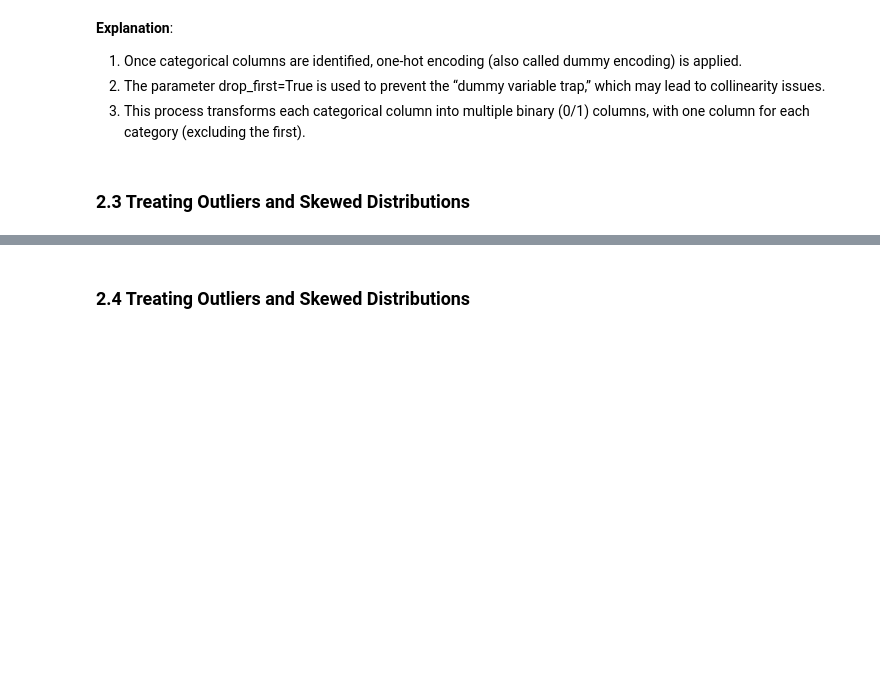
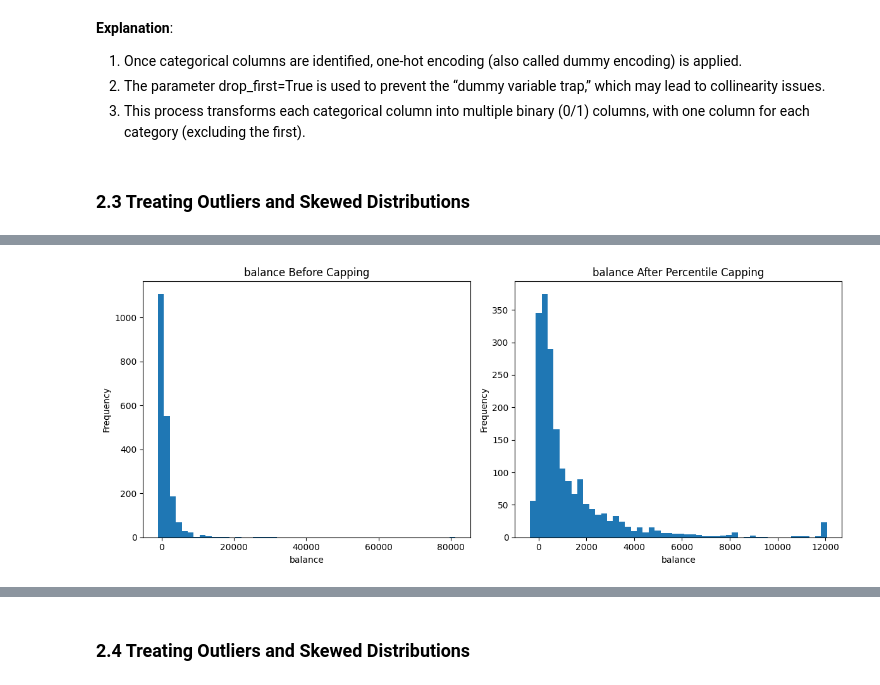
Before and after one commit to unseen1980/msc-ai, a Jupyter notebook: CS5062/Weeks8-9/etivity1.ipynb, the cells around one changed output, grey strips where cells are left out. Saved outputs shown, nothing was run; the diff lists cells and outputs as text; code cells hidden in the pictures; blank space fills up the shorter version.

```diff
--- a/CS5062/Weeks8-9/etivity1.ipynb
+++ b/CS5062/Weeks8-9/etivity1.ipynb
@@ -191,22 +211,23 @@ These insights suggest that marketing strategies may benefit from focusing on cl
 # %% [markdown]
 ### 2.1 Handling Missing Values
 # %%
-import pandas as pd
-import numpy as np
-
 # Check how many missing values exist in each column
-print("Missing values per column before handling:\n", df.isnull().sum())
+print("Missing values per column before handling (Based on EDA value_counts):\\n", df.isnull().sum())
 
 # Fill numerical columns with median
-for col in df.select_dtypes(include=['int64','float64']).columns:
+# Identify numerical columns with actual missing values based on initial EDA check if needed
+numerical_cols_with_nan = ['age'] # Example if 'age' had NaNs; adjust based on EDA
+for col in numerical_cols_with_nan:
     if df[col].isnull().sum() > 0:
-        df[col].fillna(df[col].median(), inplace=True)
+        df[col] = df[col].fillna(df[col].median())
 
 # Fill categorical columns with mode
-for col in df.select_dtypes(include=['object']).columns:
+# Identify categorical columns with actual missing values based on initial EDA check
+categorical_cols_with_nan = ['job', 'education', 'contact', 'poutcome']
+for col in categorical_cols_with_nan:
     if df[col].isnull().sum() > 0:
-        df[col].fillna(df[col].mode()[0], inplace=True)
+        df[col] = df[col].fillna(df[col].mode()[0])
 
 # Verify missing values have been handled
-print("\nMissing values per column after handling:\n", df.isnull().sum())
+print("\\nMissing values per column after handling:\\n", df.isnull().sum())
 # %% [output]
@@ -271,20 +300,53 @@ Columns after encoding:
 ### 2.3 Treating Outliers and Skewed Distributions
 # %%
 import numpy as np
+import matplotlib.pyplot as plt
+from sklearn.preprocessing import StandardScaler
 
-df_prepared = df_encoded.copy()  # Copy to preserve the original
+# --- Treating Outliers (using Percentile Capping) ---
+df_capped = df_encoded.copy() # Use df_encoded which includes cyclical features
 
-# Select numeric columns only
-num_cols = df_prepared.select_dtypes(include=['int64', 'float64']).columns
+# Ensure numerical_cols list is up-to-date after encoding
+numerical_cols = df_capped.select_dtypes(include=np.number).columns
+if 'subscribed_yes' in numerical_cols: # Exclude target variable if it's numerical/binary
+     numerical_cols = numerical_cols.drop('subscribed_yes')
 
-# IQR-based capping - https://online.stat.psu.edu/stat200/lesson/3/3.2
-Q1 = df_prepared[num_cols].quantile(0.25)
-Q3 = df_prepared[num_cols].quantile(0.75)
-IQR = Q3 - Q1
+print("Skewness before outlier treatment:\\n", df_encoded[numerical_cols].skew())
 
-# Clip (cap) values outside [lower_cap, upper_cap]
-for col in num_cols:
-    lower_cap = Q1[col] - 1.5 * IQR[col]
-    upper_cap = Q3[col] + 1.5 * IQR[col]
-    df_prepared[col] = np.where(df_prepared[col] < lower_cap, lower_cap, df_prepared[col])
-    df_prepared[col] = np.where(df_prepared[col] > upper_cap, upper_cap, df_prepared[col])
+# Capping outliers at the 1st and 99th percentiles
+for col in numerical_cols:
+    lower_bound = df_capped[col].quantile(0.01)
+    upper_bound = df_capped[col].quantile(0.99)
+    df_capped[col] = np.where(df_capped[col] < lower_bound, lower_bound, df_capped[col])
+    df_capped[col] = np.where(df_capped[col] > upper_bound, upper_bound, df_capped[col])
+
+print("\\nSkewness after Percentile capping:\\n", df_capped[numerical_cols].skew())
+
+# Visualize effect of capping on 'balance'
+column_name = 'balance'
+plt.figure(figsize=(12, 5))
+plt.subplot(1, 2, 1)
+plt.hist(df_encoded[column_name], bins=50)
+plt.title(f'{column_name} Before Capping')
+plt.xlabel(column_name)
+plt.ylabel('Frequency')
+
+plt.subplot(1, 2, 2)
+plt.hist(df_capped[column_name], bins=50)
+plt.title(f'{column_name} After Percentile Capping')
+plt.xlabel(column_name)
+plt.ylabel('Frequency')
+plt.tight_layout()
+plt.show()
+
+
+# --- Scaling Numerical Features ---
+df_scaled = df_capped.copy() # Start from the capped data
+scaler = StandardScaler()
+df_scaled[numerical_cols] = scaler.fit_transform(df_scaled[numerical_cols])
+
+print("\\nSkewness after scaling (applied to capped data):\\n", df_scaled[numerical_cols].skew())
+
+# Display head of final scaled data
+print("\\nPreview of data after capping and scaling:\\n", df_scaled.head())
+# %% [output]
@@ -290,0 +369 @@ for col in num_cols:
+[figure, added]
```
Also changed, not shown: parts of 16 cells of this notebook.
